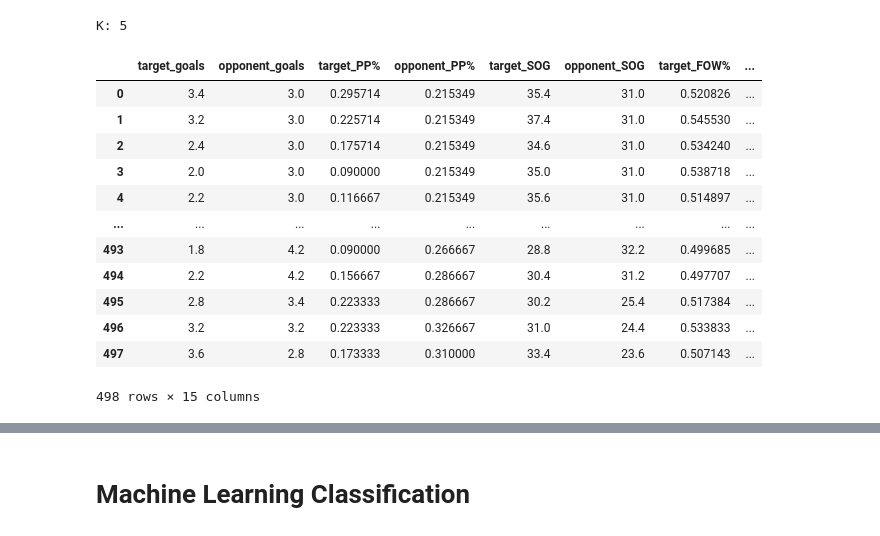
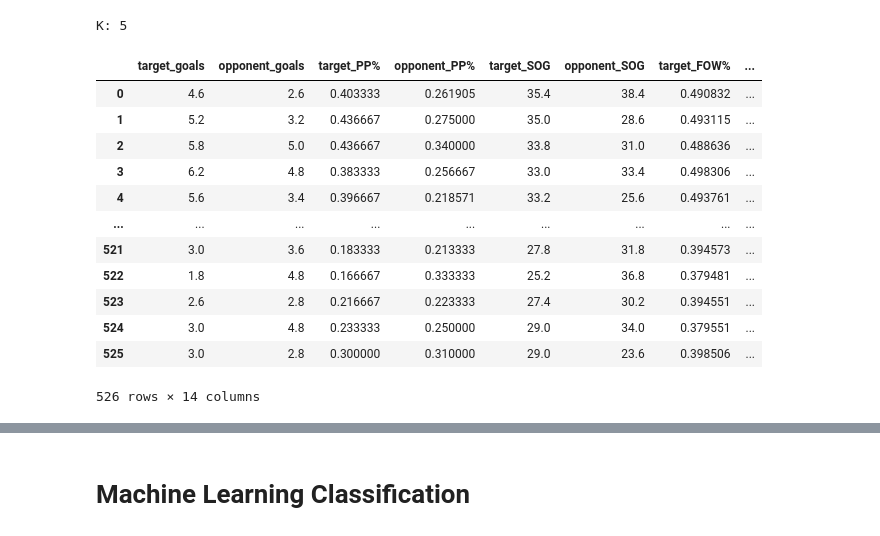
Before and after one commit to caleb-stewart/WHL-Game-Predictor, a Jupyter notebook: WHL_Win_Predictor.ipynb, the cells around one changed output, grey strips where cells are left out. Drawn from its saved outputs; the diff is of its cells as text; code cells hidden in the pictures.

Commit message:
predictions for next game working
At least I think so

```diff
--- a/WHL_Win_Predictor.ipynb
+++ b/WHL_Win_Predictor.ipynb
@@ -248,7 +248,8 @@ def get_opponent_stats(dataset, queue, opponent_name, row):
 
   return opponent_goals, opponent_ppp, opponent_fowp, opponent_sog
 # %%
-def generate_team_stats(dataset, team_a, opponent_team, k):
+opponent_win_loss = {}
+def generate_team_stats(dataset, team_a, k):
   """
   This function generates a DataFrame with stats comparing a target team (team_a) against its opponent (opponent_team)
   over the last 'k' games. It calculates average stats and differences between the target team and the opponent.
@@ -256,7 +257,6 @@ def generate_team_stats(dataset, team_a, opponent_team, k):
   Parameters:
   - dataset (DataFrame): The dataset containing the game statistics.
   - team_a (str): The name of the target team.
-  - opponent_team (str): The name of the opponent team.
   - k (int): The number of recent games to consider for averaging stats.
 
   Returns:
@@ -275,7 +275,7 @@ def generate_team_stats(dataset, team_a, opponent_team, k):
     "target_FOW%",
     "opponent_FOW%",
     "Home/Away",
-    "opponent_win_loss",
+    # "opponent_win_loss",
     "goals_diff",
     "ppp_diff",
     "sog_diff",
@@ -288,7 +288,7 @@ def generate_team_stats(dataset, team_a, opponent_team, k):
   target_fowp = 0
   target_sog = 0
 
-  opponent_win_loss = {}
+
 
   # Iterate through the dataset to track the last 'k' games
   for index, row in dataset.iterrows():
@@ -308,17 +308,17 @@ def generate_team_stats(dataset, team_a, opponent_team, k):
         target_queue.append(row.to_dict())
       else:
         # Calculate the opponent's stats and update the win/loss balance
-        opponent_goals, opponent_ppp, opponent_fowp, opponent_sog = get_opponent_stats(dataset, target_queue, opponent_team, row)
+        opponent_goals, opponent_ppp, opponent_fowp, opponent_sog = get_opponent_stats(dataset, target_queue, opponent_name, row)
 
         target_win = 1 if row[side + '_Goals'] > row[('Away' if side == 'Home' else 'Home') + '_Goals'] else 0
         if opponent_name not in opponent_win_loss:
-            opponent_win_loss[opponent_team] = 0.0
+            opponent_win_loss[opponent_name] = 0.0
 
         # Update opponent win/loss balance
         if target_win:
-            opponent_win_loss[opponent_team] -= 1.0
+            opponent_win_loss[opponent_name] -= 1.0
         else:
-            opponent_win_loss[opponent_team] += 1.0
+            opponent_win_loss[opponent_name] += 1.0
 
 
         # Calculate average stats for the target team
@@ -344,7 +344,7 @@ def generate_team_stats(dataset, team_a, opponent_team, k):
             "target_FOW%": avg_target_fowp,
             "opponent_FOW%": opponent_fowp,
             "Home/Away": 1.0 if side == 'Home' else 0.0,
-            "opponent_win_loss": opponent_win_loss[opponent_team],
+            # "opponent_win_loss": opponent_win_loss[opponent_name],
             "goals_diff": goals_diff,
             "ppp_diff": ppp_diff,
             "sog_diff": sog_diff,
@@ -371,29 +371,29 @@ next_games_dfs = []
 for game in next_games:
   home_team = game[0]
   away_team = game[1]
-  home_team_stats_df = generate_team_stats(dataset, home_team, away_team, k)
-  away_team_stats_df = generate_team_stats(dataset, away_team, home_team, k)
+  home_team_stats_df = generate_team_stats(dataset, home_team, k)
+  away_team_stats_df = generate_team_stats(dataset, away_team, k)
 
   next_games_dfs.append((home_team_stats_df, away_team_stats_df))
 
-a = generate_team_stats(dataset, 'Brandon Wheat Kings', 'Moose Jaw Warriors', k)
+a = generate_team_stats(dataset, 'Brandon Wheat Kings', k)
 print("K: " + str(k))
 # %% [output]
 K: 5
 # %%
-display(next_games_dfs[0][0])
+display(next_games_dfs[1][0])
 # %% [output]
 |  | target_goals | opponent_goals | target_PP% | opponent_PP% | target_SOG | opponent_SOG | target_FOW% | ... |
-| 0 | 3.4 | 3.0 | 0.295714 | 0.215349 | 35.4 | 31.0 | 0.520826 | ... |
-| 1 | 3.2 | 3.0 | 0.225714 | 0.215349 | 37.4 | 31.0 | 0.545530 | ... |
-| 2 | 2.4 | 3.0 | 0.175714 | 0.215349 | 34.6 | 31.0 | 0.534240 | ... |
-| 3 | 2.0 | 3.0 | 0.090000 | 0.215349 | 35.0 | 31.0 | 0.538718 | ... |
-| 4 | 2.2 | 3.0 | 0.116667 | 0.215349 | 35.6 | 31.0 | 0.514897 | ... |
+| 0 | 4.6 | 2.6 | 0.403333 | 0.261905 | 35.4 | 38.4 | 0.490832 | ... |
+| 1 | 5.2 | 3.2 | 0.436667 | 0.275000 | 35.0 | 28.6 | 0.493115 | ... |
+| 2 | 5.8 | 5.0 | 0.436667 | 0.340000 | 33.8 | 31.0 | 0.488636 | ... |
+| 3 | 6.2 | 4.8 | 0.383333 | 0.256667 | 33.0 | 33.4 | 0.498306 | ... |
+| 4 | 5.6 | 3.4 | 0.396667 | 0.218571 | 33.2 | 25.6 | 0.493761 | ... |
 | ... | ... | ... | ... | ... | ... | ... | ... | ... |
-| 493 | 1.8 | 4.2 | 0.090000 | 0.266667 | 28.8 | 32.2 | 0.499685 | ... |
-| 494 | 2.2 | 4.2 | 0.156667 | 0.286667 | 30.4 | 31.2 | 0.497707 | ... |
-| 495 | 2.8 | 3.4 | 0.223333 | 0.286667 | 30.2 | 25.4 | 0.517384 | ... |
-| 496 | 3.2 | 3.2 | 0.223333 | 0.326667 | 31.0 | 24.4 | 0.533833 | ... |
-| 497 | 3.6 | 2.8 | 0.173333 | 0.310000 | 33.4 | 23.6 | 0.507143 | ... |
+| 521 | 3.0 | 3.6 | 0.183333 | 0.213333 | 27.8 | 31.8 | 0.394573 | ... |
+| 522 | 1.8 | 4.8 | 0.166667 | 0.333333 | 25.2 | 36.8 | 0.379481 | ... |
+| 523 | 2.6 | 2.8 | 0.216667 | 0.223333 | 27.4 | 30.2 | 0.394551 | ... |
+| 524 | 3.0 | 4.8 | 0.233333 | 0.250000 | 29.0 | 34.0 | 0.379551 | ... |
+| 525 | 3.0 | 2.8 | 0.300000 | 0.310000 | 29.0 | 23.6 | 0.398506 | ... |
-498 rows × 15 columns
+526 rows × 14 columns
 # %%
```
Also changed, not shown: parts of 15 cells of this notebook, 1 other file.
